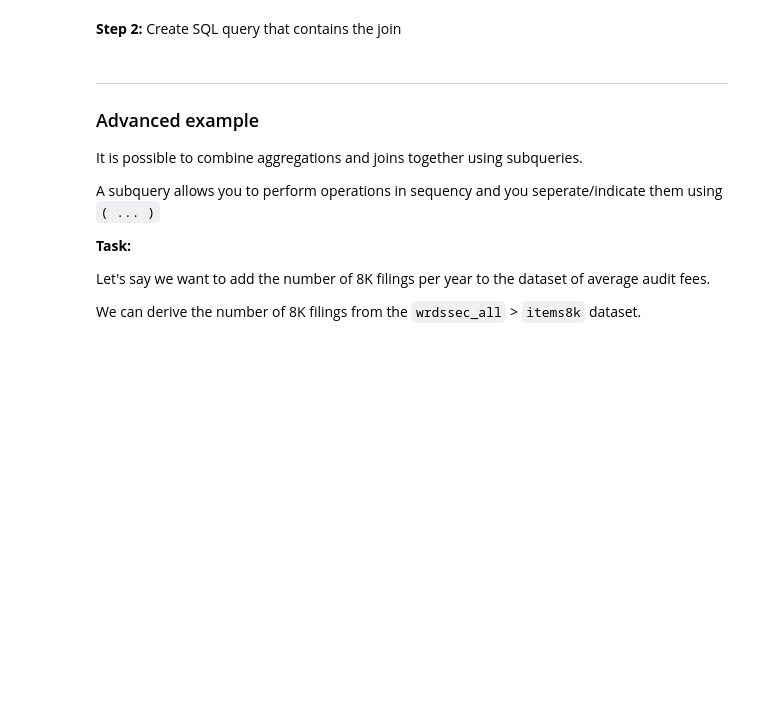
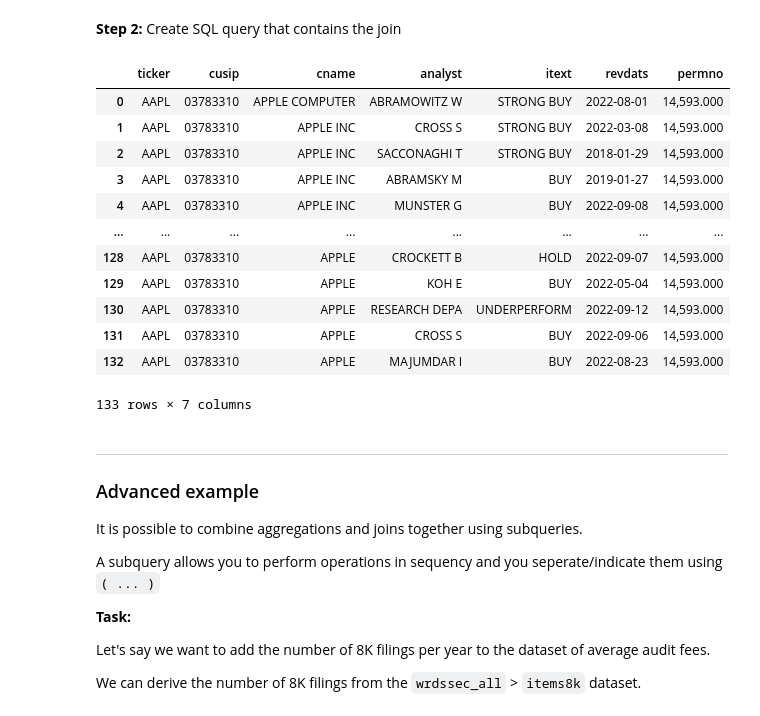
Before and after one commit to TiesdeKok/acctg-579B-python-for-business-research, a Jupyter notebook: problems/session_7/wrds_sql.ipynb, the cells around one changed output. Drawn from its saved outputs; the diff is of its cells as text; code cells hidden in the pictures; blank space fills up the shorter version.

```diff
--- a/problems/session_7/wrds_sql.ipynb
+++ b/problems/session_7/wrds_sql.ipynb
@@ -404,6 +565,36 @@ db.get_table(library = 'wrdsapps_link_crsp_ibes', table = 'ibcrsphist', obs= 5)
 | 4 | 000R | 14,378.000 | 14163310 | 2014-02-20 | 2020-02-10 | 1.000 |
 # %% [markdown]
 **Step 2:** Create SQL query that contains the join
+# %%
+query = """
+SELECT
+    l.ticker, l.cusip, l.cname, l.analyst, l.itext, l.revdats, r.permno
+FROM
+    tr_ibes.recddet as l
+LEFT JOIN
+    wrdsapps_link_crsp_ibes.ibcrsphist as r
+ON
+    l.ticker = r.ticker
+WHERE
+    l.ticker = 'AAPL'
+    AND l.revdats > '2018-01-01'::date
+""".strip()
+
+db.raw_sql(query)
+# %% [output]
+|  | ticker | cusip | cname | analyst | itext | revdats | permno |
+| 0 | AAPL | 03783310 | APPLE COMPUTER | ABRAMOWITZ W | STRONG BUY | 2022-08-01 | 14,593.000 |
+| 1 | AAPL | 03783310 | APPLE INC | CROSS S | STRONG BUY | 2022-03-08 | 14,593.000 |
+| 2 | AAPL | 03783310 | APPLE INC | SACCONAGHI T | STRONG BUY | 2018-01-29 | 14,593.000 |
+| 3 | AAPL | 03783310 | APPLE INC | ABRAMSKY M | BUY | 2019-01-27 | 14,593.000 |
+| 4 | AAPL | 03783310 | APPLE INC | MUNSTER G | BUY | 2022-09-08 | 14,593.000 |
+| ... | ... | ... | ... | ... | ... | ... | ... |
+| 128 | AAPL | 03783310 | APPLE | CROCKETT B | HOLD | 2022-09-07 | 14,593.000 |
+| 129 | AAPL | 03783310 | APPLE | KOH E | BUY | 2022-05-04 | 14,593.000 |
+| 130 | AAPL | 03783310 | APPLE | RESEARCH DEPA | UNDERPERFORM | 2022-09-12 | 14,593.000 |
+| 131 | AAPL | 03783310 | APPLE | CROSS S | BUY | 2022-09-06 | 14,593.000 |
+| 132 | AAPL | 03783310 | APPLE | MAJUMDAR I | BUY | 2022-08-23 | 14,593.000 |
+133 rows × 7 columns
 # %% [markdown]
 ---
 ### Advanced example
```
Also changed, not shown: parts of 33 cells of this notebook.
